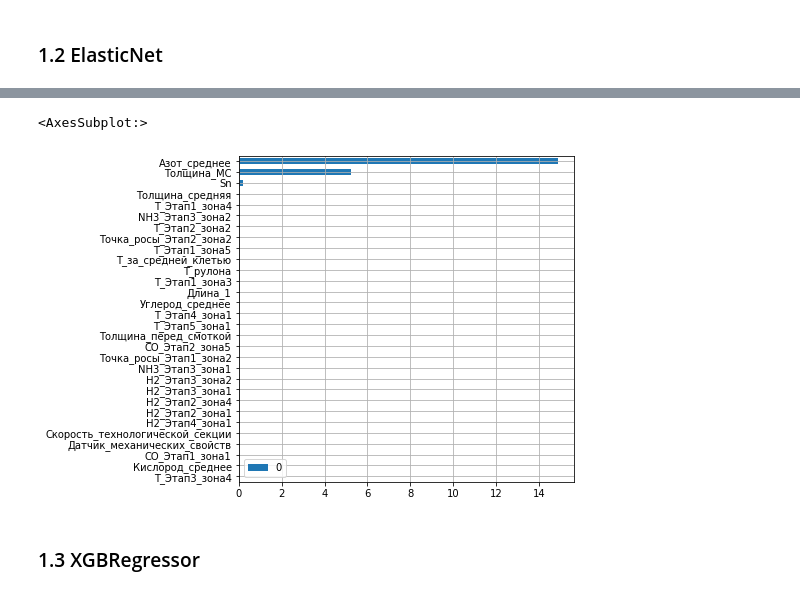
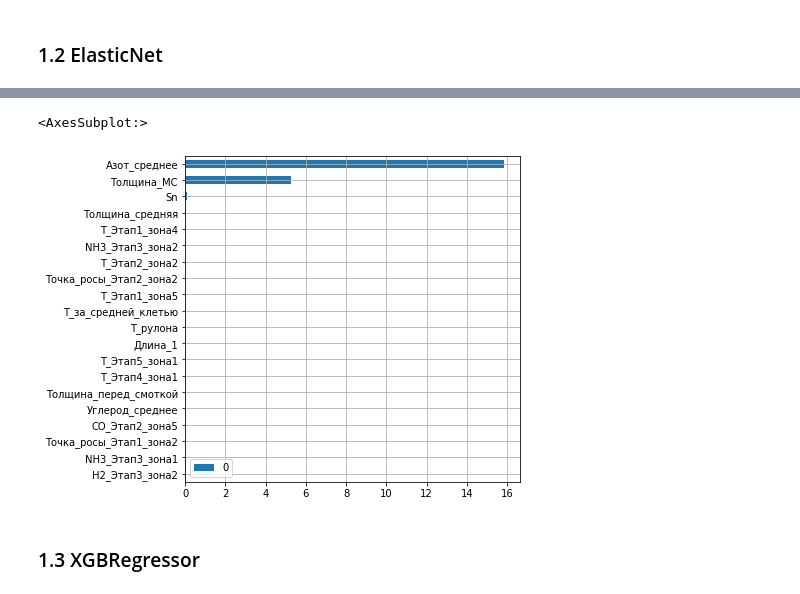
Before and after one commit to adrianoff/isb_test, a Jupyter notebook: training.ipynb, the cells around one changed output, grey strips where cells are left out. Saved outputs shown, nothing was run; the diff lists cells and outputs as text; code cells hidden in the pictures.

```diff
--- a/training.ipynb
+++ b/training.ipynb
@@ -91,8 +91,8 @@ MAE для ElasticNet: 0.113
 # %%
-pd.DataFrame(lr_EN.coef_, index=X.columns).sort_values(by=0).tail(30).plot(kind='barh', grid=True, figsize=(6,6))
+pd.DataFrame(lr_EN.coef_, index=X.columns).sort_values(by=0).tail(20).plot(kind='barh', grid=True, figsize=(6,6))
 # %% [output]
 <AxesSubplot:>
-[figure, old version]
+[figure, new version]
 # %% [markdown]
 ### 1.3 XGBRegressor
 # %%
```
Also changed, not shown: parts of 17 cells of this notebook, 1 other file.
